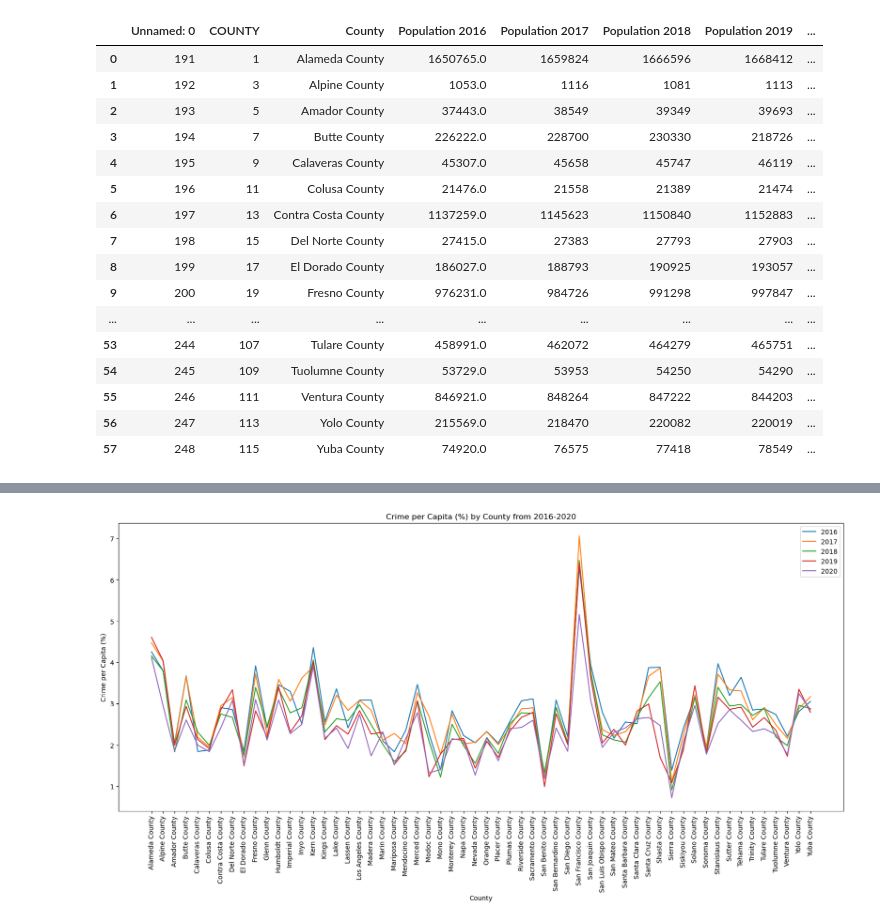
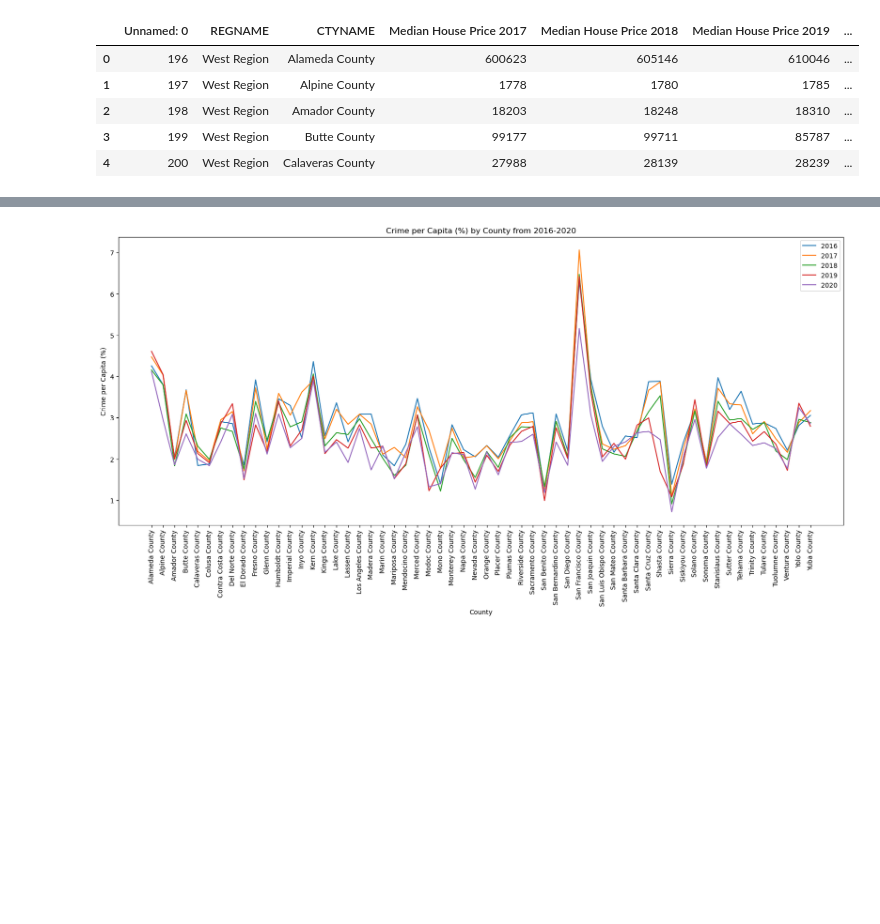
Before and after one commit to jowsik/Project1, a Jupyter notebook: cleaned_merged_df.ipynb, the cells around one changed output, grey strips where cells are left out. Drawn from its saved outputs; the diff is of its cells as text; code cells hidden in the pictures; blank space fills up the shorter version.

Commit message:
add updated clean housing data with csv + merge file updated

```diff
--- a/cleaned_merged_df.ipynb
+++ b/cleaned_merged_df.ipynb
@@ -7,29 +7,18 @@ import pandas as pd
 import scipy.stats as stats
 # %%
 #import Census data and crime data
-
 census_df = pd.read_csv("califpop_df.csv")
 crime_df = pd.read_csv("county_crime_df.csv")
 cali_boundaries_df = pd.read_csv("us-county-boundaries - California.csv")
-census_df
+housing_df = pd.read_csv("housing_df.csv")
+housing_df.head()
 # %% [output]
-|  | Unnamed: 0 | COUNTY | County | Population 2016 | Population 2017 | Population 2018 | Population 2019 | ... |
-| 0 | 191 | 1 | Alameda County | 1650765.0 | 1659824 | 1666596 | 1668412 | ... |
-| 1 | 192 | 3 | Alpine County | 1053.0 | 1116 | 1081 | 1113 | ... |
-| 2 | 193 | 5 | Amador County | 37443.0 | 38549 | 39349 | 39693 | ... |
-| 3 | 194 | 7 | Butte County | 226222.0 | 228700 | 230330 | 218726 | ... |
-| 4 | 195 | 9 | Calaveras County | 45307.0 | 45658 | 45747 | 46119 | ... |
-| 5 | 196 | 11 | Colusa County | 21476.0 | 21558 | 21389 | 21474 | ... |
-| 6 | 197 | 13 | Contra Costa County | 1137259.0 | 1145623 | 1150840 | 1152883 | ... |
-| 7 | 198 | 15 | Del Norte County | 27415.0 | 27383 | 27793 | 27903 | ... |
-| 8 | 199 | 17 | El Dorado County | 186027.0 | 188793 | 190925 | 193057 | ... |
-| 9 | 200 | 19 | Fresno County | 976231.0 | 984726 | 991298 | 997847 | ... |
-| ... | ... | ... | ... | ... | ... | ... | ... | ... |
-| 53 | 244 | 107 | Tulare County | 458991.0 | 462072 | 464279 | 465751 | ... |
-| 54 | 245 | 109 | Tuolumne County | 53729.0 | 53953 | 54250 | 54290 | ... |
-| 55 | 246 | 111 | Ventura County | 846921.0 | 848264 | 847222 | 844203 | ... |
-| 56 | 247 | 113 | Yolo County | 215569.0 | 218470 | 220082 | 220019 | ... |
-| 57 | 248 | 115 | Yuba County | 74920.0 | 76575 | 77418 | 78549 | ... |
+|  | Unnamed: 0 | REGNAME | CTYNAME | Median House Price 2017 | Median House Price 2018 | Median House Price 2019 | ... |
+| 0 | 196 | West Region | Alameda County | 600623 | 605146 | 610046 | ... |
+| 1 | 197 | West Region | Alpine County | 1778 | 1780 | 1785 | ... |
+| 2 | 198 | West Region | Amador County | 18203 | 18248 | 18310 | ... |
+| 3 | 199 | West Region | Butte County | 99177 | 99711 | 85787 | ... |
+| 4 | 200 | West Region | Calaveras County | 27988 | 28139 | 28239 | ... |
 # %%
 #pull boundaries table and create a dataframe with only 3 of the needed columns
 coordinates_df = cali_boundaries_df[['NAMELSAD','INTPTLAT','INTPTLON']]
```
Also changed, not shown: parts of 5 cells of this notebook, 1 other file.
